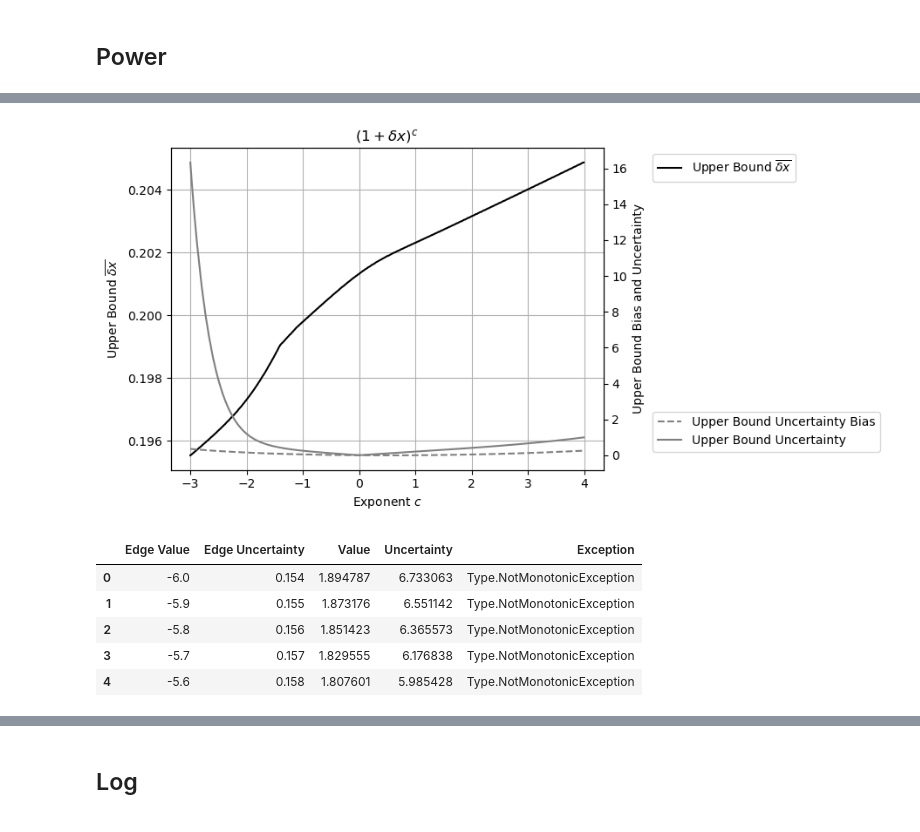
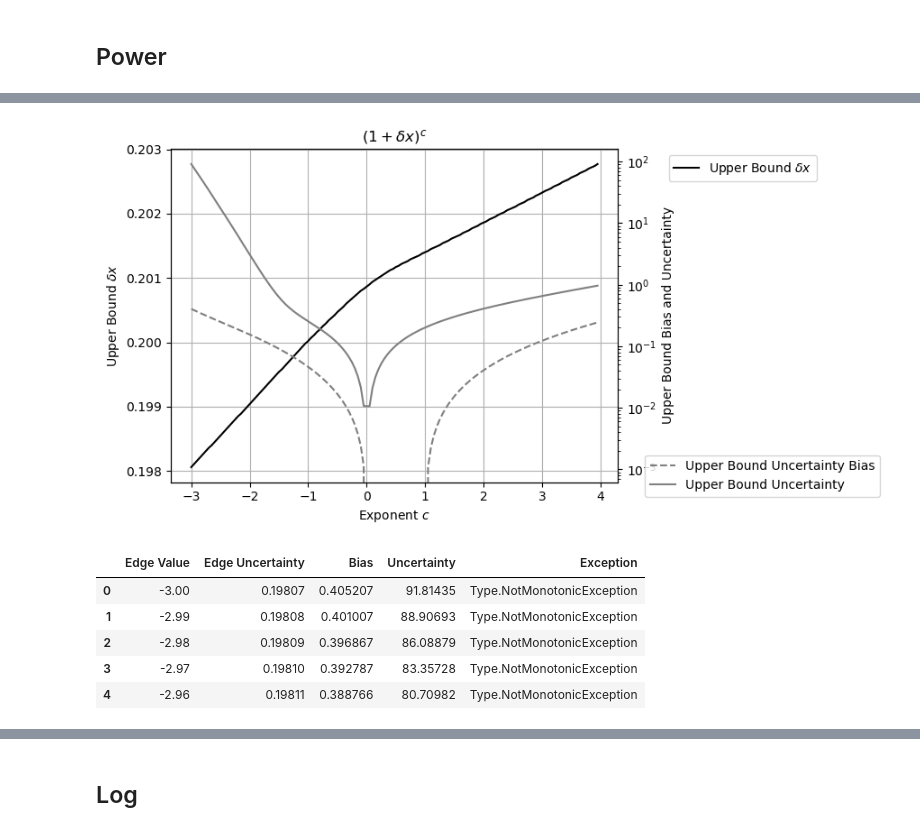
Before and after one commit to Chengpu0707/VarianceArithmetic, a Jupyter notebook: IPyNb/ConvergeEdge.ipynb, the cells around one changed output, grey strips where cells are left out. Saved outputs shown, nothing was run; the diff lists cells and outputs as text; code cells hidden in the pictures.

```diff
--- a/IPyNb/ConvergeEdge.ipynb
+++ b/IPyNb/ConvergeEdge.ipynb
@@ -56,19 +56,21 @@ def PlotCompare(topic, leftLegend=(1,1), rightLegend=(1,0.2)):
     ax.legend(bbox_to_anchor=leftLegend)
     ax2.legend(bbox_to_anchor=rightLegend)
 # %%
-def PlotEdge(topic, xLabel, leftLegend=(1.1,1), rightLegend=(1.1,0.2), sigma=0, xlim=[]):
+def PlotEdge(topic, xLabel, leftLegend=(1.1,1), rightLegend=(1.1,0.1), sigma=0, xlim=[], ylog=False):
     fig, ax = plt.subplots()
     ax.set_title(f'{topic}')
     ax.set_xlabel(xLabel)
     if xlim:
         ax.set_xlim(xlim)
-    ax.set_ylabel(r'Upper Bound $\overline{\delta x}$')
+    ax.set_ylabel(r'Upper Bound $\delta x$')
     ax.grid(True)
-    ax.plot(df['Edge Value'], df['Edge Uncertainty'], f'k-', label=r'Upper Bound $\overline{\delta x}$')
+    ax.plot(df['Edge Value'], df['Edge Uncertainty'], f'k-', label=r'Upper Bound $\delta x$')
     if sigma:
             ax.plot(df['Edge Value'], df['Edge Value']/sigma, f'k--', label=r'$\delta x = x/5$')
 
     ax2 = ax.twinx()
+    if ylog:
+        ax2.set_yscale('log')
     ax2.set_ylabel('Upper Bound Bias and Uncertainty')
     ax2.plot(df['Edge Value'], df['Bias'], c='gray', ls='--', label='Upper Bound Uncertainty Bias')
     ax2.plot(df['Edge Value'], df['Uncertainty'], c='gray', ls='-', label='Upper Bound Uncertainty')
@@ -92,15 +94,15 @@ df.head()
 # %%
-PlotEdge(topic=r'$(1 + \delta x)^c$', xLabel=r'Exponent $c$', rightLegend=(1.1,0.2))
+PlotEdge(topic=r'$(1 + \delta x)^c$', xLabel=r'Exponent $c$', rightLegend=(1.6,0.1), ylog=True)
 # %% [output]
-[figure, old version]
+[figure, new version]
 # %%
-df = pd.read_csv("../Java/Output/PowerAtOneEdge.txt", sep='\t')
+df = pd.read_csv("../Java/Output/PowEdge.txt", sep='\t')
 df.head()
 # %% [output]
-|  | Edge Value | Edge Uncertainty | Value | Uncertainty | Exception |
-| 0 | -6.0 | 0.154 | 1.894787 | 6.733063 | Type.NotMonotonicException |
-| 1 | -5.9 | 0.155 | 1.873176 | 6.551142 | Type.NotMonotonicException |
-| 2 | -5.8 | 0.156 | 1.851423 | 6.365573 | Type.NotMonotonicException |
-| 3 | -5.7 | 0.157 | 1.829555 | 6.176838 | Type.NotMonotonicException |
-| 4 | -5.6 | 0.158 | 1.807601 | 5.985428 | Type.NotMonotonicException |
+|  | Edge Value | Edge Uncertainty | Bias | Uncertainty | Exception |
+| 0 | -3.00 | 0.19807 | 0.405207 | 91.81435 | Type.NotMonotonicException |
+| 1 | -2.99 | 0.19808 | 0.401007 | 88.90693 | Type.NotMonotonicException |
+| 2 | -2.98 | 0.19809 | 0.396867 | 86.08879 | Type.NotMonotonicException |
+| 3 | -2.97 | 0.19810 | 0.392787 | 83.35728 | Type.NotMonotonicException |
+| 4 | -2.96 | 0.19811 | 0.388766 | 80.70982 | Type.NotMonotonicException |
 # %%
```
Also changed, not shown: parts of 31 cells of this notebook, 49 other files.
